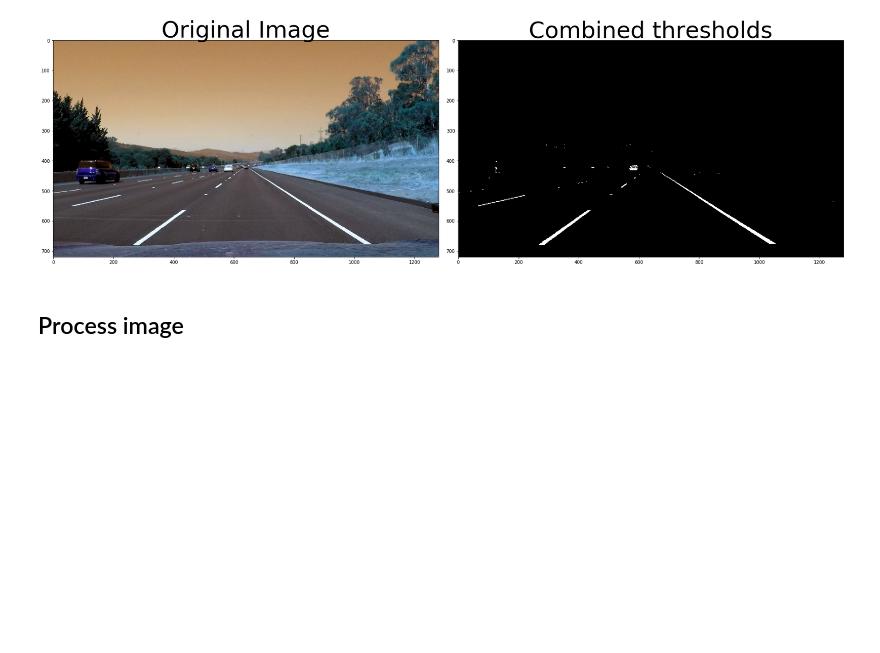
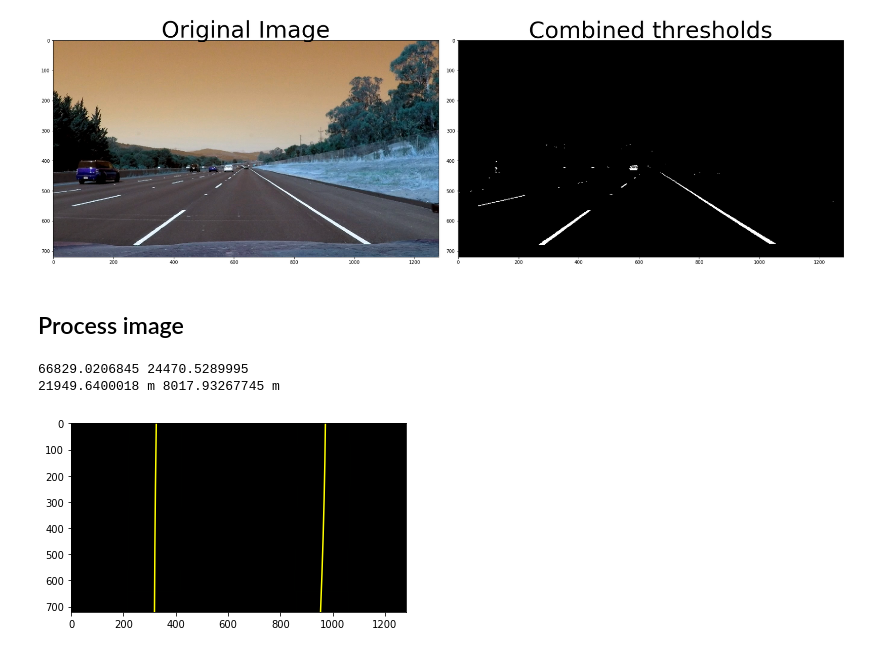
Before and after one commit to lealldiogo/CarND-Advanced-Lane-Lines, a Jupyter notebook: examples/example.ipynb, the cells around one changed output. Drawn from its saved outputs; the diff is of its cells as text; code cells hidden in the pictures; blank space fills up the shorter version.

```diff
--- a/examples/example.ipynb
+++ b/examples/example.ipynb
@@ -232,4 +232,7 @@ plt.subplots_adjust(left=0., right=1, top=0.9, bottom=0.)
 [figure]
 # %% [markdown]
 ## Process image
+# %%
+img_size = (light.shape[1], light.shape[0])
+binary_warped = cv2.warpPerspective(light, M, img_size, flags=cv2.INTER_NEAREST)
 # %%
@@ -302,0 +350,6 @@ right_fit = np.polyfit(righty, rightx, 2)
+# %%
+left_fit, right_fit = windows_search(binary_warped)
+# %% [output]
+66829.0206845 24470.5289995
+21949.6400018 m 8017.93267745 m
+[figure, added]
```
Also changed, not shown: parts of 1 cell of this notebook, 1 other file.
